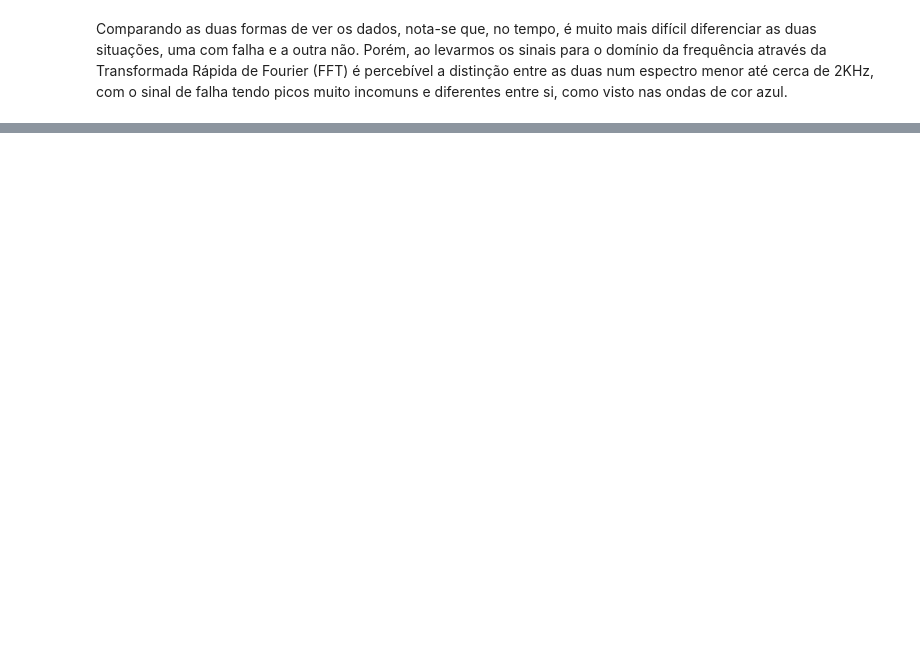
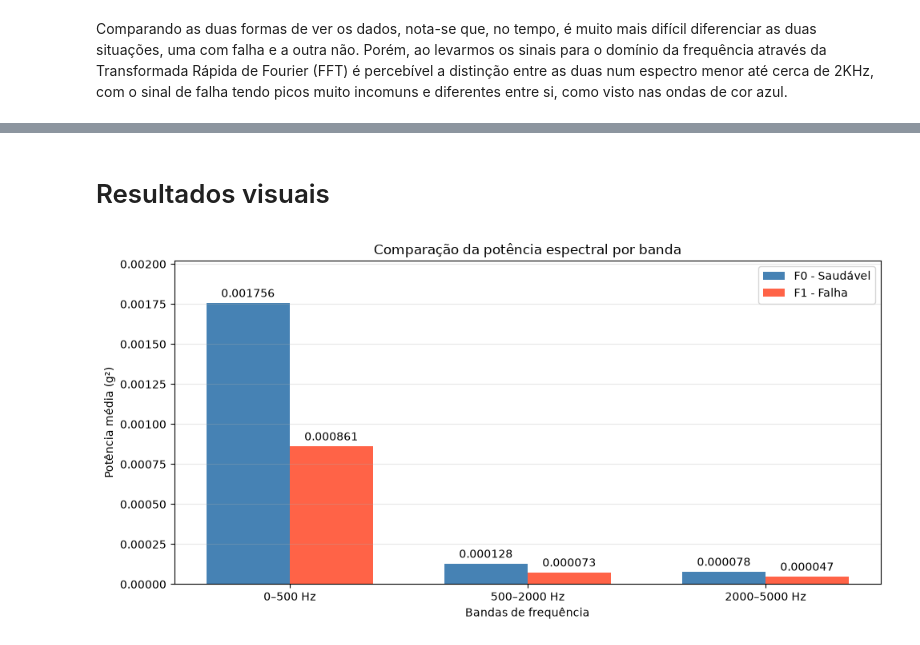
Before and after one commit to SillyGo/projeto-sinais, a Jupyter notebook: src/primeira_entrega/analise_no_dominio_da_frequencia.ipynb, the cells around one changed output, grey strips where cells are left out. Cells and saved outputs as stored; diff of their text form; code cells hidden in the pictures; blank space fills up the shorter version.

```diff
--- a/src/primeira_entrega/analise_no_dominio_da_frequencia.ipynb
+++ b/src/primeira_entrega/analise_no_dominio_da_frequencia.ipynb
@@ -257,0 +578,49 @@ Entropia espectral: Sinal F1 = 5.30, Sinal F2 = 5.81
+# %% [markdown]
+# Resultados visuais
+# %%
+bandas = ["P_0_500", "P_500_2000", "P_2000_5000"]
+
+# Média das potências por condição
+medias = df_features.groupby("Condicao")[bandas].mean()
+
+x = np.arange(len(bandas))
+largura = 0.35
+
+fig, ax = plt.subplots(figsize=(10, 5))
+
+barras_f0 = ax.bar(
+    x - largura/2,
+    medias.loc["F0"],
+    largura,
+    label="F0 - Saudável",
+    color="steelblue"
+)
+
+barras_f1 = ax.bar(
+    x + largura/2,
+    medias.loc["F1"],
+    largura,
+    label="F1 - Falha",
+    color="tomato"
+)
+
+# Adicionar valores acima das barras
+ax.bar_label(barras_f0, fmt="%.6f", padding=3)
+ax.bar_label(barras_f1, fmt="%.6f", padding=3)
+
+ax.set_xticks(x)
+ax.set_xticklabels(["0–500 Hz", "500–2000 Hz", "2000–5000 Hz"])
+
+ax.set_ylabel("Potência média (g²)")
+ax.set_xlabel("Bandas de frequência")
+ax.set_title("Comparação da potência espectral por banda")
+ax.legend()
+ax.grid(axis="y", alpha=0.3)
+
+# Espaço adicional para os valores
+ax.margins(y=0.15)
+
+plt.tight_layout()
+plt.show()
+# %% [output]
+[figure, added]
```
Also changed, not shown: parts of 21 cells of this notebook, 1 other file.
